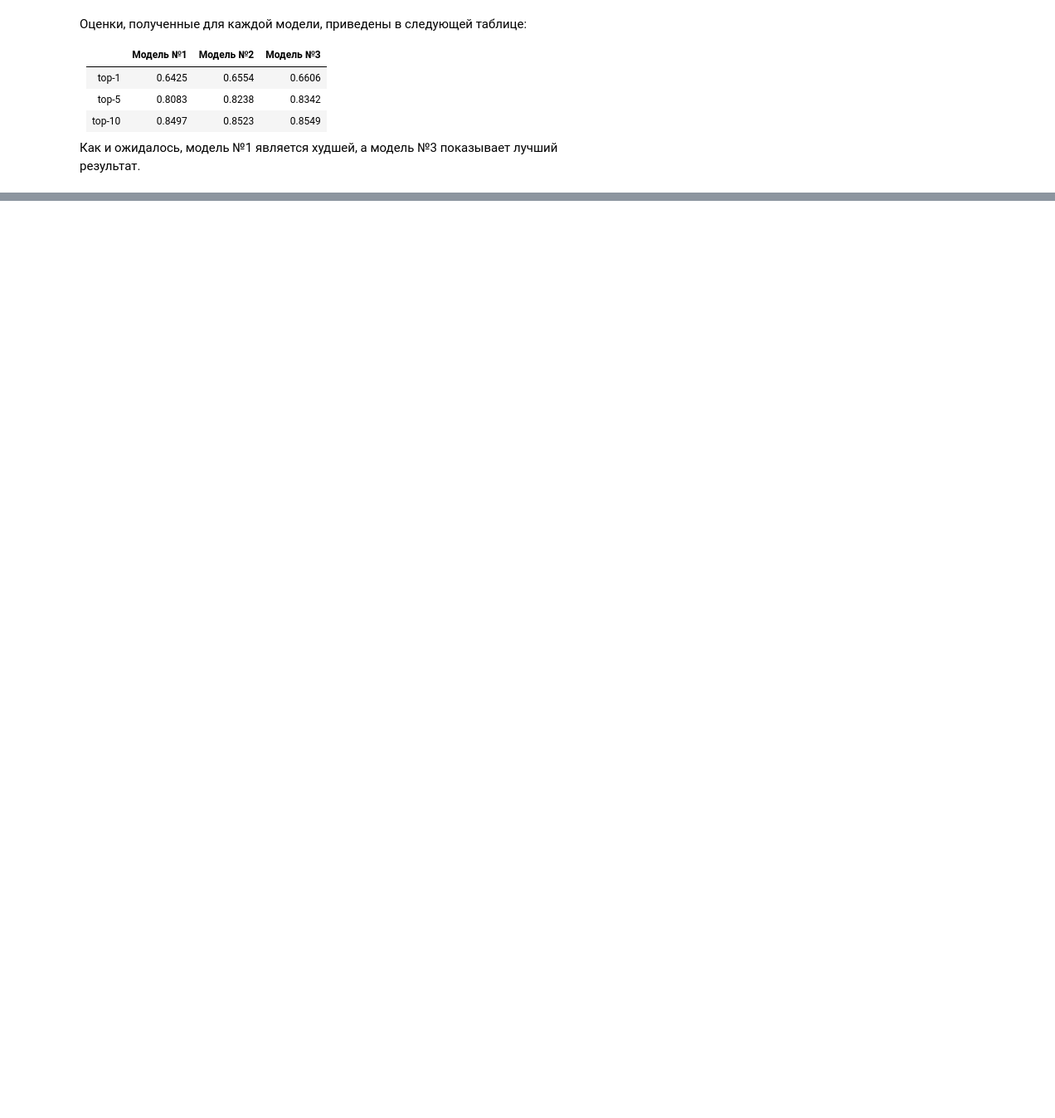
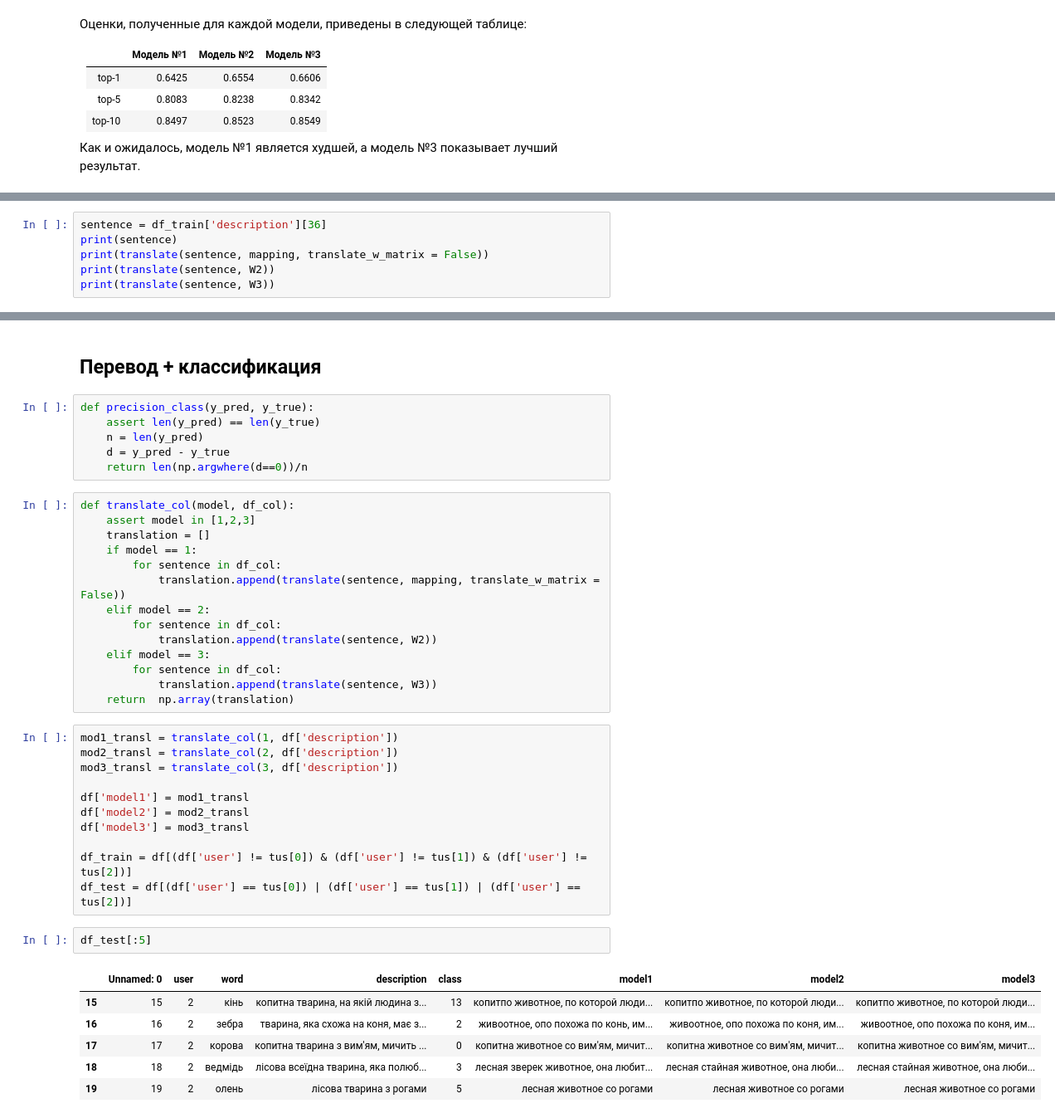
Before and after one commit to khritova-kate/Elements-of-ML, a Jupyter notebook: KhritovaEA_ML_project.ipynb, the cells around one changed output, grey strips where cells are left out. Shown: that part at 83% size. Cells and saved outputs as stored; diff of their text form; blank space fills up the shorter version.

```diff
--- a/KhritovaEA_ML_project.ipynb
+++ b/KhritovaEA_ML_project.ipynb
@@ -337,0 +552,6 @@ prescision_top10 = precision(uk_ru_test, np.matmul(X_test, W), 10)
+# %%
+sentence = df_train['description'][36]
+print(sentence)
+print(translate(sentence, mapping, translate_w_matrix = False))
+print(translate(sentence, W2))
+print(translate(sentence, W3))
@@ -337,0 +563,43 @@ prescision_top10 = precision(uk_ru_test, np.matmul(X_test, W), 10)
+# %% [markdown]
+<a name="subsection-74"></a>
+## Перевод + классификация
+# %%
+def precision_class(y_pred, y_true):
+    assert len(y_pred) == len(y_true)
+    n = len(y_pred)
+    d = y_pred - y_true
+    return len(np.argwhere(d==0))/n
+# %%
+def translate_col(model, df_col):
+    assert model in [1,2,3]
+    translation = []
+    if model == 1:
+        for sentence in df_col:
+            translation.append(translate(sentence, mapping, translate_w_matrix = False))
+    elif model == 2:
+        for sentence in df_col:
+            translation.append(translate(sentence, W2))
+    elif model == 3:
+        for sentence in df_col:
+            translation.append(translate(sentence, W3))
+    return  np.array(translation)
+# %%
+mod1_transl = translate_col(1, df['description'])
+mod2_transl = translate_col(2, df['description'])
+mod3_transl = translate_col(3, df['description'])
+
+df['model1'] = mod1_transl
+df['model2'] = mod2_transl
+df['model3'] = mod3_transl
+
+df_train = df[(df['user'] != tus[0]) & (df['user'] != tus[1]) & (df['user'] != tus[2])]
+df_test = df[(df['user'] == tus[0]) | (df['user'] == tus[1]) | (df['user'] == tus[2])]
+# %%
+df_test[:5]
+# %% [output]
+|  | Unnamed: 0 | user | word | description | class | model1 | model2 | model3 |
+| 15 | 15 | 2 | кінь | копитна тварина, на якій людина з... | 13 | копитпо животное, по которой люди... | копитпо животное, по которой люди... | копитпо животное, по которой люди... |
+| 16 | 16 | 2 | зебра | тварина, яка схожа на коня, має з... | 2 | живоотное, опо похожа по конь, им... | живоотное, опо похожа по коня, им... | живоотное, опо похожа по коня, им... |
+| 17 | 17 | 2 | корова | копитна тварина з вим'ям, мичить ... | 0 | копитна животное со вим'ям, мичит... | копитна животное со вим'ям, мичит... | копитна животное со вим'ям, мичит... |
+| 18 | 18 | 2 | ведмідь | лісова всеїдна тварина, яка полюб... | 3 | лесная зверек животное, она любит... | лесная стайная животное, она люби... | лесная стайная животное, она люби... |
+| 19 | 19 | 2 | олень | лісова тварина з рогами | 5 | лесная животное со рогами | лесная животное со рогами | лесная животное со рогами |
```
Also changed, not shown: parts of 45 cells of this notebook, 1 other file.
